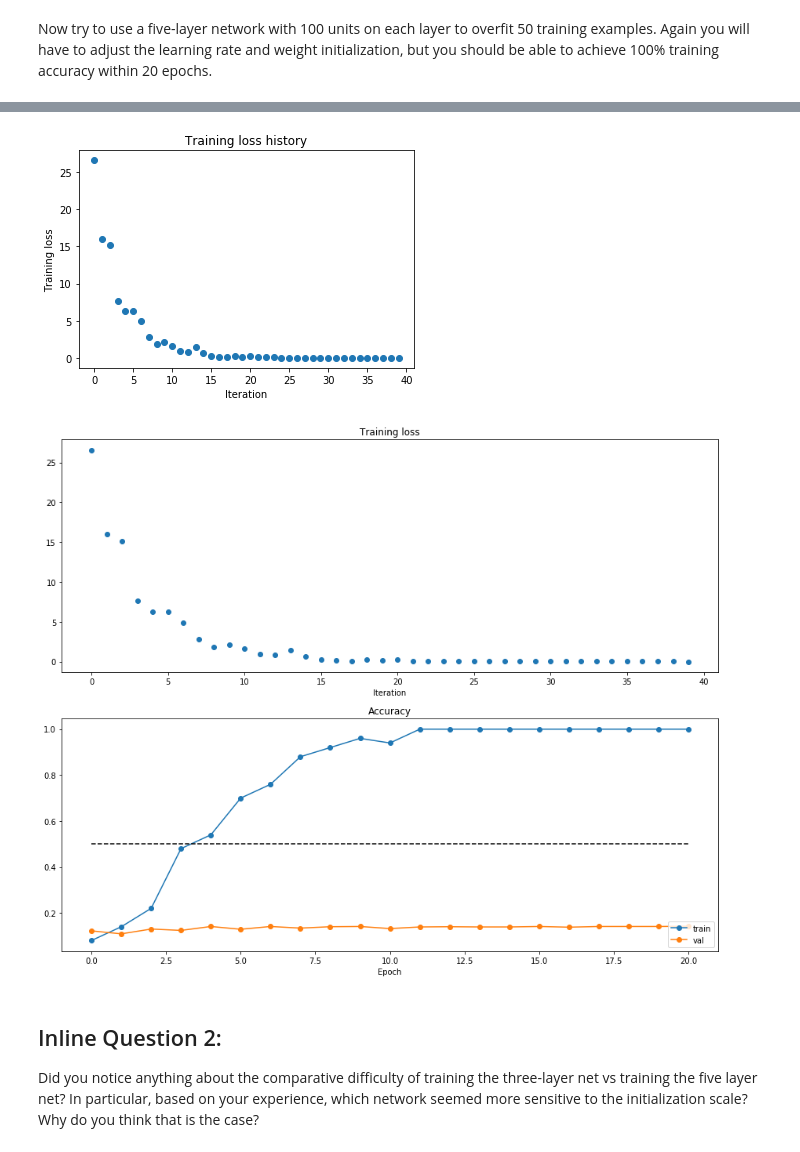
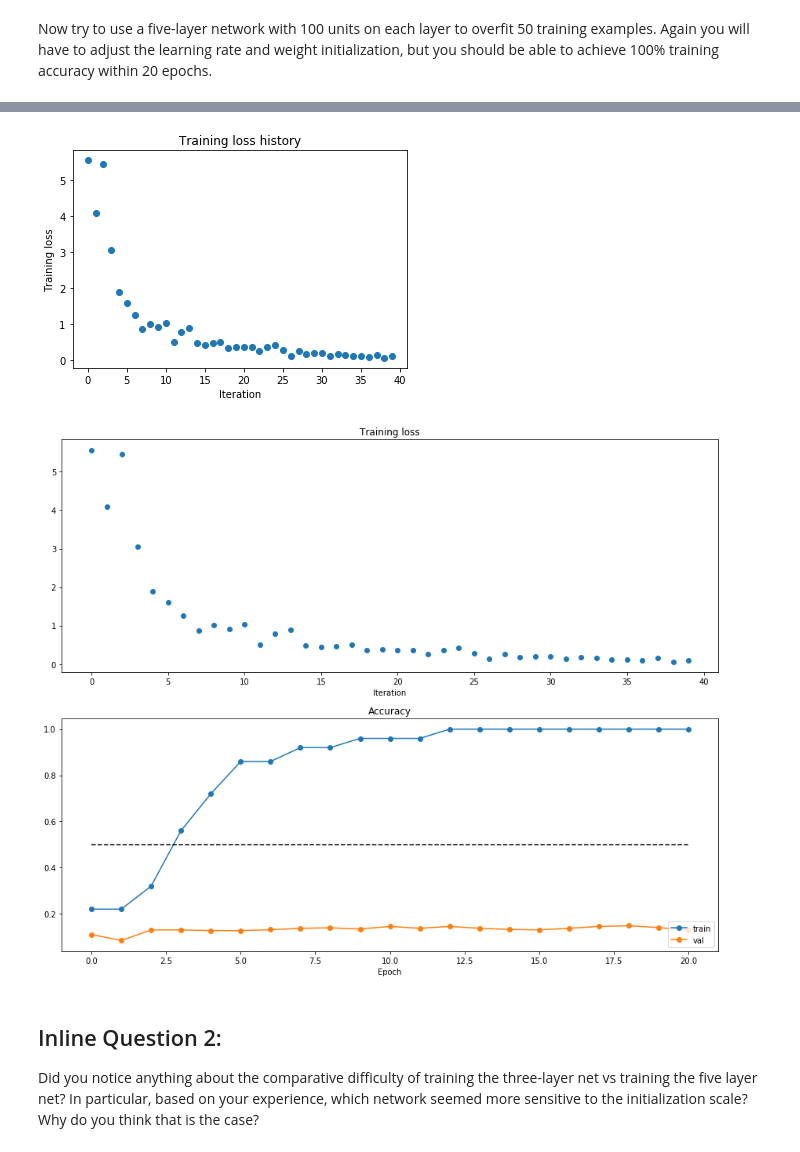
Before and after one commit to rifatsm/VT_CS_5824_Advanced_Machine_Learning, a Jupyter notebook: HW3.ipynb, the cells around one changed output, grey strips where cells are left out. Saved outputs shown, nothing was run; the diff lists cells and outputs as text; code cells hidden in the pictures.

```diff
--- a/HW3.ipynb
+++ b/HW3.ipynb
@@ -531,8 +536,8 @@ small_data = {
   'y_val': data['y_val'],
 }
 
-learning_rate = 7e-4
-weight_scale  = 7e-2
+learning_rate = 7e-3
+weight_scale  = 5e-2
 model = FullyConnectedNet([100, 100, 100, 100],
                 weight_scale=weight_scale, dtype=np.float64)
 solver = Solver(model, small_data,
@@ -570,4 +575,4 @@ plt.show()
-[figure, old version]
+[figure, new version]
 # %%
 # Run this cell to visualize training loss and train / val accuracy
 
@@ -586,7 +591,7 @@ plt.legend(loc='lower right')
 plt.gcf().set_size_inches(15, 12)
 plt.show()
 # %% [output]
-[figure, old version]
+[figure, new version]
 # %% [markdown]
 ## Inline Question 2:
 Did you notice anything about the comparative difficulty of training the three-layer net vs training the five layer net? In particular, based on your experience, which network seemed more sensitive to the initialization scale? Why do you think that is the case?
```
Also changed, not shown: parts of 9 cells of this notebook.
